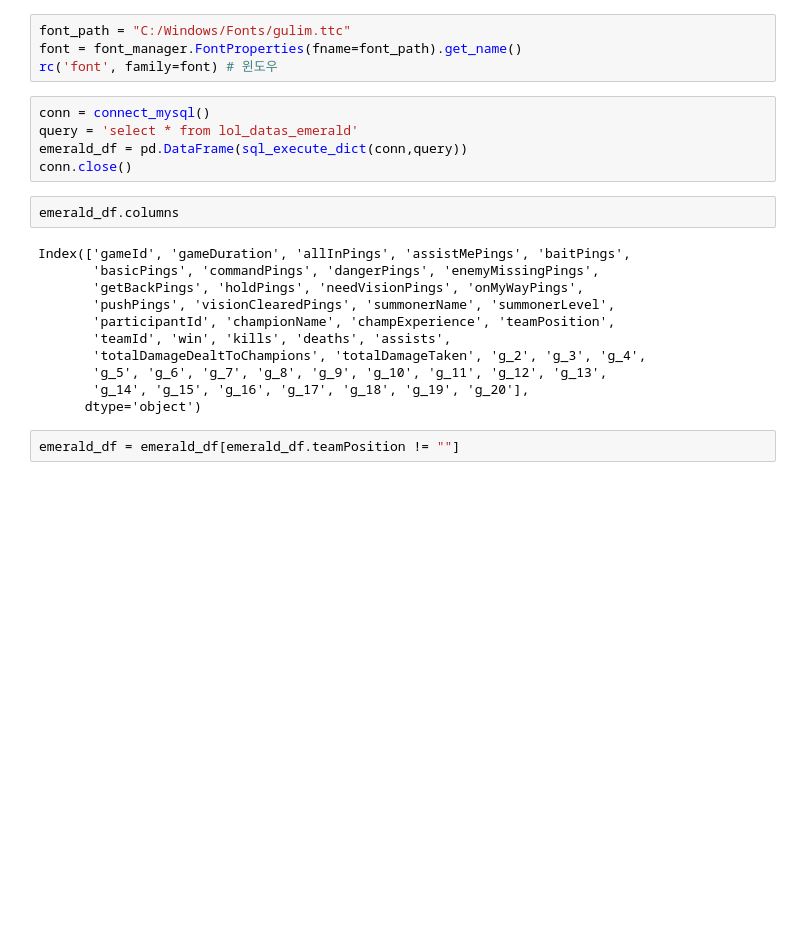
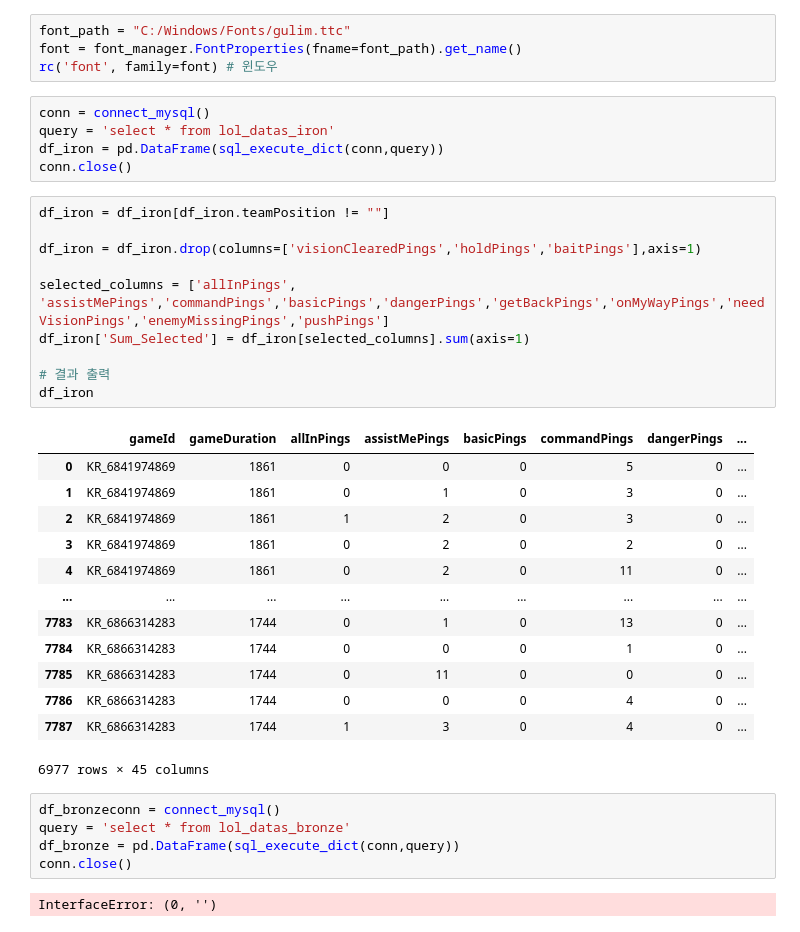
Before and after one commit to xoals00/Python, a Jupyter notebook: 0103.ipynb, the cells around one changed output. Drawn from its saved outputs; the diff is of its cells as text; blank space fills up the shorter version.

```diff
--- a/0103.ipynb
+++ b/0103.ipynb
@@ -9,22 +9,38 @@ font = font_manager.FontProperties(fname=font_path).get_name()
 rc('font', family=font) # 윈도우
 # %%
 conn = connect_mysql()
-query = 'select * from lol_datas_emerald'
-emerald_df = pd.DataFrame(sql_execute_dict(conn,query))
+query = 'select * from lol_datas_iron'
+df_iron = pd.DataFrame(sql_execute_dict(conn,query))
 conn.close()
 # %%
-emerald_df.columns
+df_iron = df_iron[df_iron.teamPosition != ""]
+
+df_iron = df_iron.drop(columns=['visionClearedPings','holdPings','baitPings'],axis=1)
+
+selected_columns = ['allInPings', 'assistMePings','commandPings','basicPings','dangerPings','getBackPings','onMyWayPings','needVisionPings','enemyMissingPings','pushPings']
+df_iron['Sum_Selected'] = df_iron[selected_columns].sum(axis=1)
+
+# 결과 출력
+df_iron
 # %% [output]
+|  | gameId | gameDuration | allInPings | assistMePings | basicPings | commandPings | dangerPings | ... |
+| 0 | KR_6841974869 | 1861 | 0 | 0 | 0 | 5 | 0 | ... |
+| 1 | KR_6841974869 | 1861 | 0 | 1 | 0 | 3 | 0 | ... |
+| 2 | KR_6841974869 | 1861 | 1 | 2 | 0 | 3 | 0 | ... |
+| 3 | KR_6841974869 | 1861 | 0 | 2 | 0 | 2 | 0 | ... |
+| 4 | KR_6841974869 | 1861 | 0 | 2 | 0 | 11 | 0 | ... |
+| ... | ... | ... | ... | ... | ... | ... | ... | ... |
+| 7783 | KR_6866314283 | 1744 | 0 | 1 | 0 | 13 | 0 | ... |
+| 7784 | KR_6866314283 | 1744 | 0 | 0 | 0 | 1 | 0 | ... |
+| 7785 | KR_6866314283 | 1744 | 0 | 11 | 0 | 0 | 0 | ... |
+| 7786 | KR_6866314283 | 1744 | 0 | 0 | 0 | 4 | 0 | ... |
+| 7787 | KR_6866314283 | 1744 | 1 | 3 | 0 | 4 | 0 | ... |
-Index(['gameId', 'gameDuration', 'allInPings', 'assistMePings', 'baitPings',
-       'basicPings', 'commandPings', 'dangerPings', 'enemyMissingPings',
-       'getBackPings', 'holdPings', 'needVisionPings', 'onMyWayPings',
-       'pushPings', 'visionClearedPings', 'summonerName', 'summonerLevel',
-       'participantId', 'championName', 'champExperience', 'teamPosition',
-       'teamId', 'win', 'kills', 'deaths', 'assists',
-       'totalDamageDealtToChampions', 'totalDamageTaken', 'g_2', 'g_3', 'g_4',
-       'g_5', 'g_6', 'g_7', 'g_8', 'g_9', 'g_10', 'g_11', 'g_12', 'g_13',
-       'g_14', 'g_15', 'g_16', 'g_17', 'g_18', 'g_19', 'g_20'],
-      dtype='object')
+6977 rows × 45 columns
 # %%
-emerald_df = emerald_df[emerald_df.teamPosition != ""]
+df_bronzeconn = connect_mysql()
+query = 'select * from lol_datas_bronze'
+df_bronze = pd.DataFrame(sql_execute_dict(conn,query))
+conn.close()
+# %% [output]
+InterfaceError: (0, '')
 # %%
```
Also changed, not shown: parts of 28 cells of this notebook, 5 other files.
